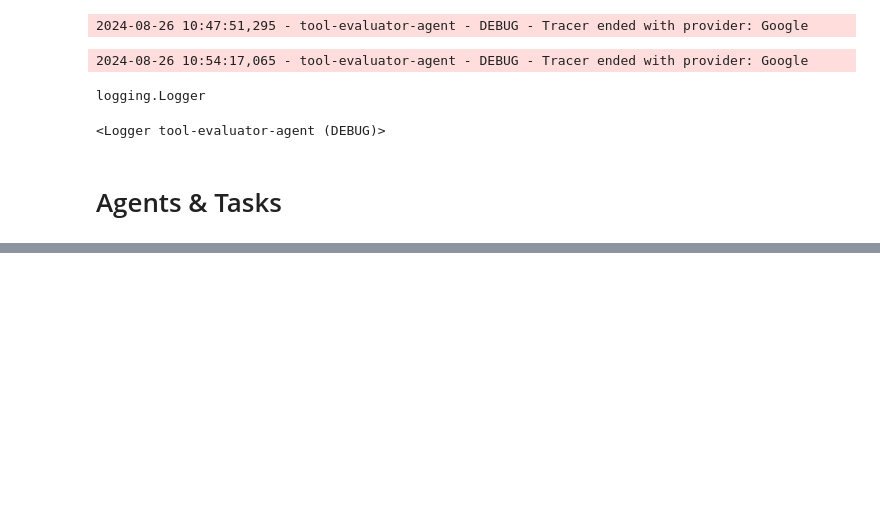
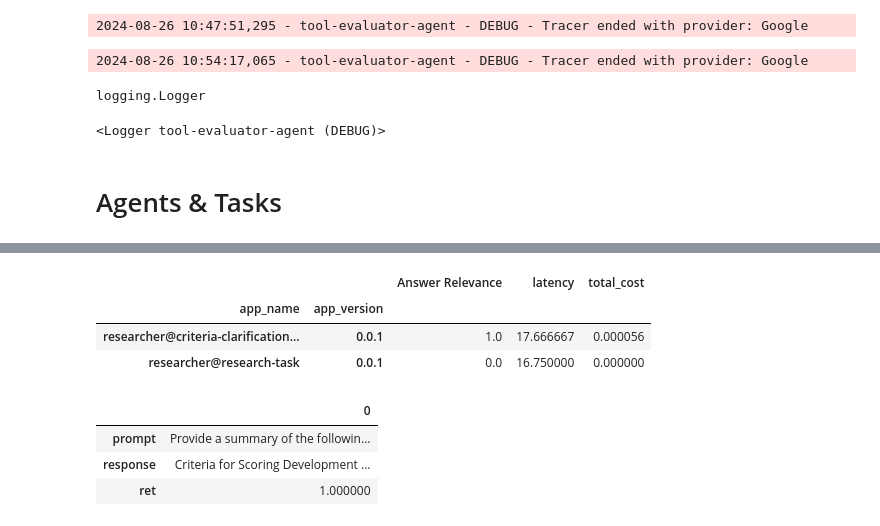
Before and after one commit to aolchik/llm-agent, a Jupyter notebook: canvas.ipynb, the cells around one changed output, grey strips where cells are left out. Saved outputs shown, nothing was run; the diff lists cells and outputs as text; code cells hidden in the pictures; blank space fills up the shorter version.

Commit message:
feat: feature formulator agent

```diff
--- a/canvas.ipynb
+++ b/canvas.ipynb
@@ -527,0 +346,27 @@ Dashboard started at http://192.168.0.16:58873 .
+# %%
+from agents.tool_evaluator.crew import ToolEvalCrewFactory
+from agents.tool_evaluator.main import crew_inputs as te_crew_inputs
+from trulens.apps.langchain import TruChain
+from trulens.core import TruSession
+from trulens.apps.langchain import TruChain
+
+te_factory = ToolEvalCrewFactory()
+
+te_session = TruSession()
+#te_session.reset_database()
+
+te_crew = te_factory.crew(agents=[te_factory.researcher()],
+                          tasks=[te_factory.criteria_clarification_task()])
+
+te_true_app = TruChain(te_crew.agents[0],
+                       app_name=f"researcher@criteria-clarification-task",
+                       app_version="0.0.1",
+                       feedbacks=[f_answer_relevance])
+
+tracer.annotation = TracerAnnotation(app=te_true_app.app_name)
+print(f"Tracer annotation is {tracer.annotation}")
+
+with te_true_app as te_recordings:
+    tracer.init()
+    te_crew.kickoff(te_crew_inputs)
+    tracer.end()
@@ -527,0 +477,21 @@ Dashboard started at http://192.168.0.16:58873 .
+# %%
+te_session.get_leaderboard()
+# %% [output]
+|  |  | Answer Relevance | latency | total_cost |
+| app_name | app_version |  |  |  |
+| researcher@criteria-clarification... | 0.0.1 | 1.0 | 17.666667 | 0.000056 |
+| researcher@research-task | 0.0.1 | 0.0 | 16.750000 | 0.000000 |
+# %%
+from trulens.dashboard.display import get_feedback_result
+
+te_last_record = te_recordings.records[-1]
+te_feedback_df = get_feedback_result(te_last_record, "Answer Relevance")
+
+
+# align text to the left and do not crop cell content
+te_feedback_df.head(1).T.style.set_properties(**{'text-align': 'left', 'white-space': 'pre-wrap'})
+# %% [output]
+|  | 0 |
+| prompt | Provide a summary of the followin... |
+| response | Criteria for Scoring Development ... |
+| ret | 1.000000 |
```
Also changed, not shown: parts of 41 cells of this notebook, 23 other files.
